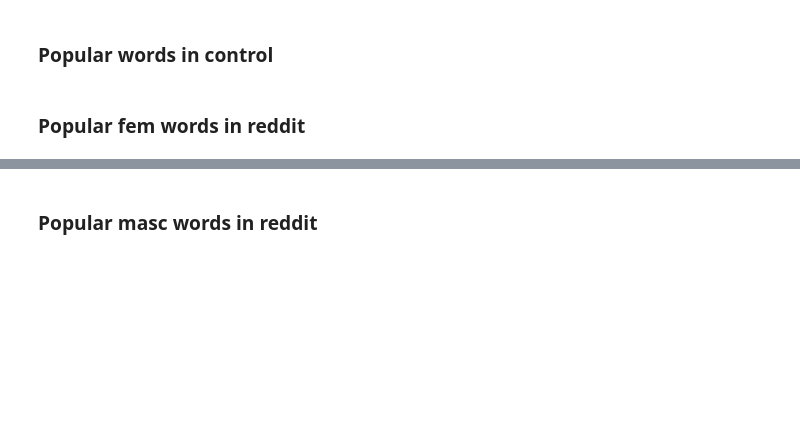
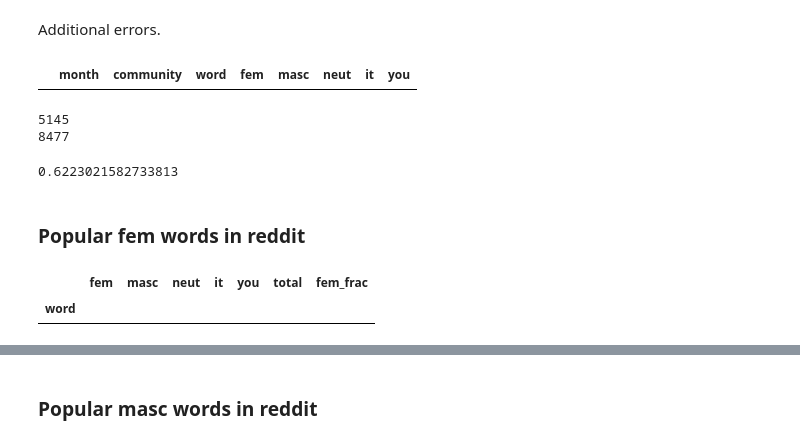
Before and after one commit to lucy3/context_semantic_axes, a Jupyter notebook: code/coref_viz.ipynb, the cells around one changed output, grey strips where cells are left out. Saved outputs shown, nothing was run; the diff lists cells and outputs as text; code cells hidden in the pictures; blank space fills up the shorter version.

```diff
--- a/code/coref_viz.ipynb
+++ b/code/coref_viz.ipynb
@@ -28,7 +27,5 @@ with open(SUB_META, 'r') as infile:
         categories_rev[row['Category after majority agreement']].append(name)
 # %%
 df = pd.read_csv(COREF_RESULTS + 'coref_reddit_df.csv')
-df['category'] = df['community'].map(categories)
-df = df[~df.category.isin(['Health', 'Criticism'])]
-df.category.unique()
+df.community.unique()
 # %% [output]
@@ -57,2 +33,0 @@ df[df['category'] == '']
-# %% [markdown]
-### Popular words in control
@@ -90,3 +34,19 @@ show_top_neut_control()
+# %% [markdown]
+Additional errors.
+# %%
+df[df['community'] == '']
+# %% [output]
+|  | month | community | word | fem | masc | neut | it | you |
+# %%
+print(sum(df['fem'].to_list()))
+print(sum(df['masc'].to_list()))
+# %% [output]
+5145
+8477
+# %%
+1 - (sum(df['fem'].to_list()) / (sum(df['fem'].to_list()) + sum(df['masc'].to_list())))
+# %% [output]
+0.6223021582733813
 # %% [markdown]
 ### Popular fem words in reddit
 # %%
@@ -102,6 +62,9 @@ def show_top_fem(cat):
 # %%
 # The Red Pill
 show_top_fem('TRP')
+# %% [output]
+|  | fem | masc | neut | it | you | total | fem_frac |
+| word |  |  |  |  |  |  |  |
 # %%
 # Men's Rights Activists
 show_top_fem('MRA')
```
Also changed, not shown: parts of 38 cells of this notebook, 2 other files.
